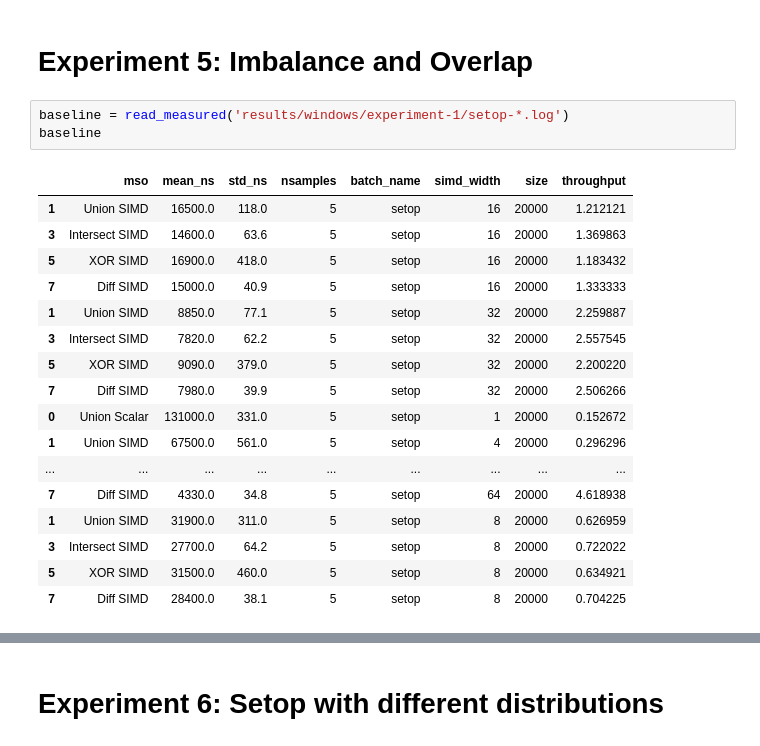
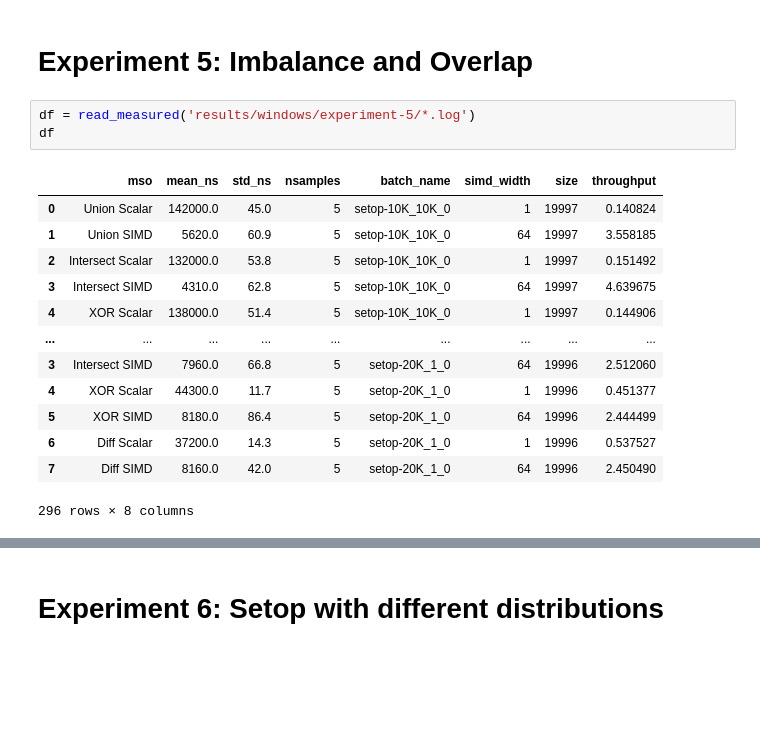
Before and after one commit to oersted/miso, a Jupyter notebook: postprocess.ipynb, the cells around one changed output, grey strips where cells are left out. Cells and saved outputs as stored; diff of their text form; blank space fills up the shorter version.

```diff
--- a/postprocess.ipynb
+++ b/postprocess.ipynb
@@ -508,23 +508,19 @@ comparison.loc[comparison['experiment'] == 3].sort_values(by='abs_diff_percent',
 # %% [markdown]
 # Experiment 5: Imbalance and Overlap
 # %%
-baseline = read_measured('results/windows/experiment-1/setop-*.log')
-baseline
+df = read_measured('results/windows/experiment-5/*.log')
+df
 # %% [output]
 |  | mso | mean_ns | std_ns | nsamples | batch_name | simd_width | size | throughput |
-| 1 | Union SIMD | 16500.0 | 118.0 | 5 | setop | 16 | 20000 | 1.212121 |
-| 3 | Intersect SIMD | 14600.0 | 63.6 | 5 | setop | 16 | 20000 | 1.369863 |
-| 5 | XOR SIMD | 16900.0 | 418.0 | 5 | setop | 16 | 20000 | 1.183432 |
-| 7 | Diff SIMD | 15000.0 | 40.9 | 5 | setop | 16 | 20000 | 1.333333 |
-| 1 | Union SIMD | 8850.0 | 77.1 | 5 | setop | 32 | 20000 | 2.259887 |
-| 3 | Intersect SIMD | 7820.0 | 62.2 | 5 | setop | 32 | 20000 | 2.557545 |
-| 5 | XOR SIMD | 9090.0 | 379.0 | 5 | setop | 32 | 20000 | 2.200220 |
-| 7 | Diff SIMD | 7980.0 | 39.9 | 5 | setop | 32 | 20000 | 2.506266 |
-| 0 | Union Scalar | 131000.0 | 331.0 | 5 | setop | 1 | 20000 | 0.152672 |
-| 1 | Union SIMD | 67500.0 | 561.0 | 5 | setop | 4 | 20000 | 0.296296 |
+| 0 | Union Scalar | 142000.0 | 45.0 | 5 | setop-10K_10K_0 | 1 | 19997 | 0.140824 |
+| 1 | Union SIMD | 5620.0 | 60.9 | 5 | setop-10K_10K_0 | 64 | 19997 | 3.558185 |
+| 2 | Intersect Scalar | 132000.0 | 53.8 | 5 | setop-10K_10K_0 | 1 | 19997 | 0.151492 |
+| 3 | Intersect SIMD | 4310.0 | 62.8 | 5 | setop-10K_10K_0 | 64 | 19997 | 4.639675 |
+| 4 | XOR Scalar | 138000.0 | 51.4 | 5 | setop-10K_10K_0 | 1 | 19997 | 0.144906 |
 | ... | ... | ... | ... | ... | ... | ... | ... | ... |
-| 7 | Diff SIMD | 4330.0 | 34.8 | 5 | setop | 64 | 20000 | 4.618938 |
-| 1 | Union SIMD | 31900.0 | 311.0 | 5 | setop | 8 | 20000 | 0.626959 |
-| 3 | Intersect SIMD | 27700.0 | 64.2 | 5 | setop | 8 | 20000 | 0.722022 |
-| 5 | XOR SIMD | 31500.0 | 460.0 | 5 | setop | 8 | 20000 | 0.634921 |
-| 7 | Diff SIMD | 28400.0 | 38.1 | 5 | setop | 8 | 20000 | 0.704225 |
+| 3 | Intersect SIMD | 7960.0 | 66.8 | 5 | setop-20K_1_0 | 64 | 19996 | 2.512060 |
+| 4 | XOR Scalar | 44300.0 | 11.7 | 5 | setop-20K_1_0 | 1 | 19996 | 0.451377 |
+| 5 | XOR SIMD | 8180.0 | 86.4 | 5 | setop-20K_1_0 | 64 | 19996 | 2.444499 |
+| 6 | Diff Scalar | 37200.0 | 14.3 | 5 | setop-20K_1_0 | 1 | 19996 | 0.537527 |
+| 7 | Diff SIMD | 8160.0 | 42.0 | 5 | setop-20K_1_0 | 64 | 19996 | 2.450490 |
+296 rows × 8 columns
```
Also changed, not shown: parts of 9 cells of this notebook, 47 other files.
